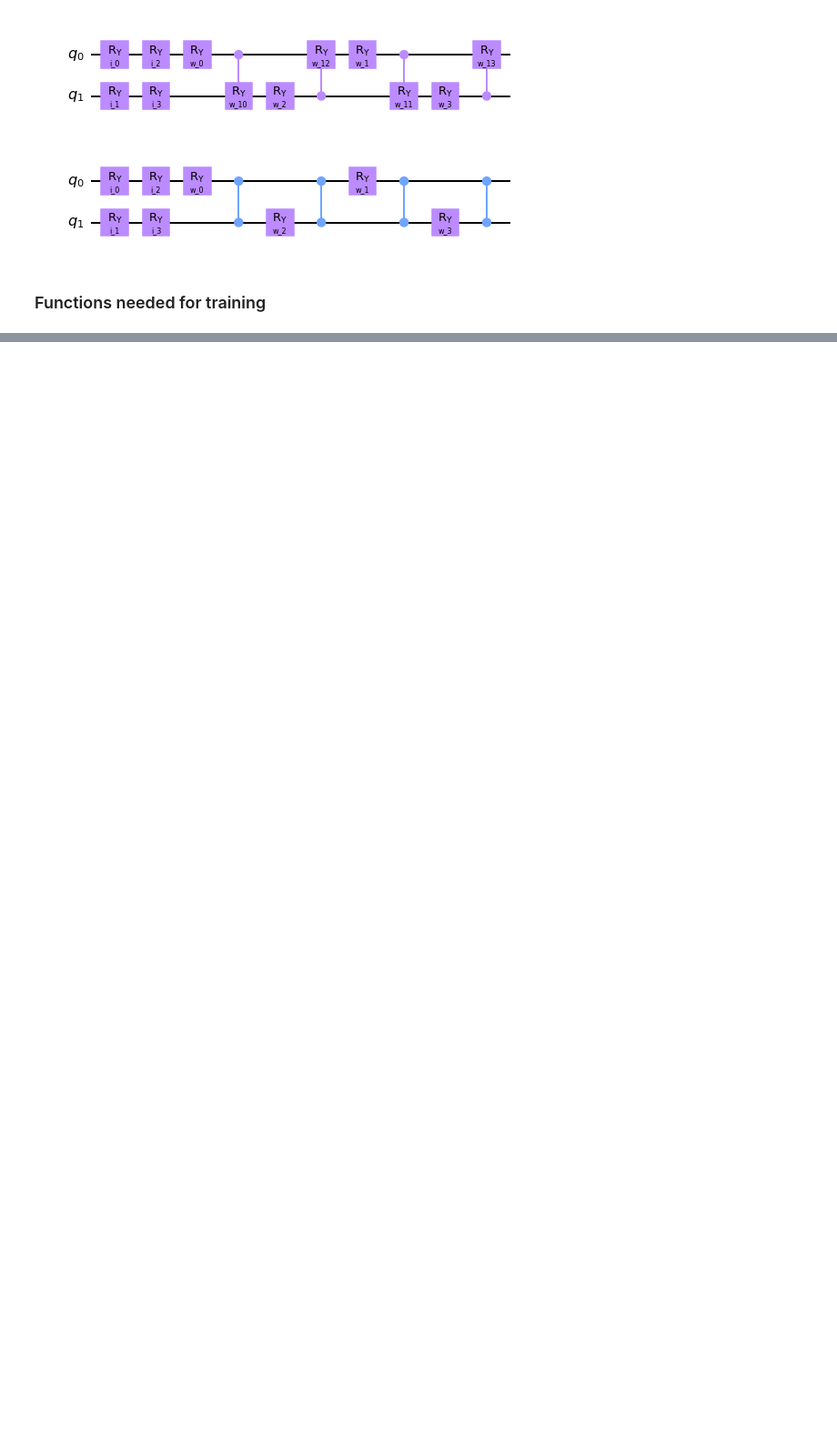
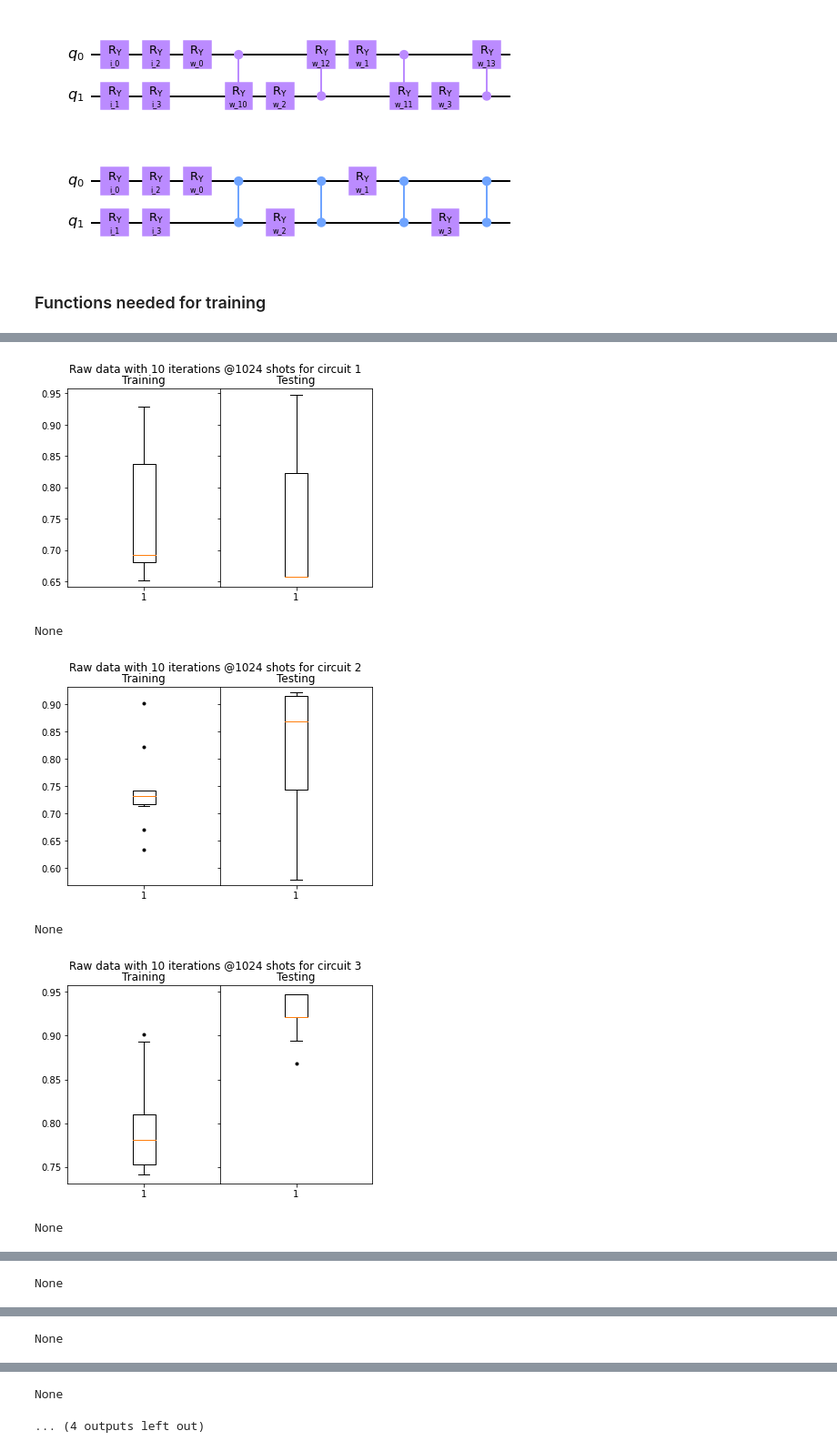
Before and after one commit to RicardoMonteiroSimoes/ZHAW_PAHS212, a Jupyter notebook: jupyter/qiskit_effectiveness_measurment_IRIS.ipynb, the cells around one changed output, grey strips where cells are left out. Shown: that part at 91% size. Cells and saved outputs as stored; diff of their text form; code cells hidden in the pictures; blank space fills up the shorter version.

```diff
--- a/jupyter/qiskit_effectiveness_measurment_IRIS.ipynb
+++ b/jupyter/qiskit_effectiveness_measurment_IRIS.ipynb
@@ -256,18 +314,17 @@ def get_classifier(circuit):
 # %%
 #so
-dataset_runs = []
+pure_runs = []
 
-for data in datasets:
-    display(print("Testing dataset"))
-    for circuit in circuits:
-        training_data = []
-        testing_data = []
-        for i in range(10):
-            display(print('run: ' + str(i+1)))
-            classifier = get_classifier(circuit.copy())
-            score_train, score_test = fit_and_score(classifier, data, targets)
-            training_data.append(score_train)
-            testing_data.append(score_test)
-        display(print('Circuit done'))
-    dataset_runs.append([training_data, testing_data])
+display(print("Testing unnormalized dataset"))
+for circuit in circuits:
+    training_data = []
+    testing_data = []
+    for i in range(10):
+        display(print('run: ' + str(i+1)))
+        classifier = get_classifier(circuit.copy())
+        score_train, score_test = fit_and_score(classifier, datasets[0], targets)
+        training_data.append(score_train)
+        testing_data.append(score_test)
+    display(print('Circuit done'))
+    pure_runs.append([training_data, testing_data])
 # %% [output]
@@ -280,0 +356,11 @@ KeyboardInterrupt:
+# %%
+for index, run in enumerate(pure_runs):
+    title = "Raw data with 10 iterations @" + str(n_shots) + " shots for circuit " + str(index+1)
+    plot_boxplots(run, title, index+1, save=True)
+# %% [output]
+[figure, added]
+None
+[figure, added]
+None
+[figure, added]
+None
@@ -280,0 +368 @@ KeyboardInterrupt:
+None
@@ -280,0 +370 @@ KeyboardInterrupt:
+None
@@ -280,0 +372,2 @@ KeyboardInterrupt:
+None
+... (4 outputs left out)
```
Also changed, not shown: parts of 17 cells of this notebook, 4 other files.
